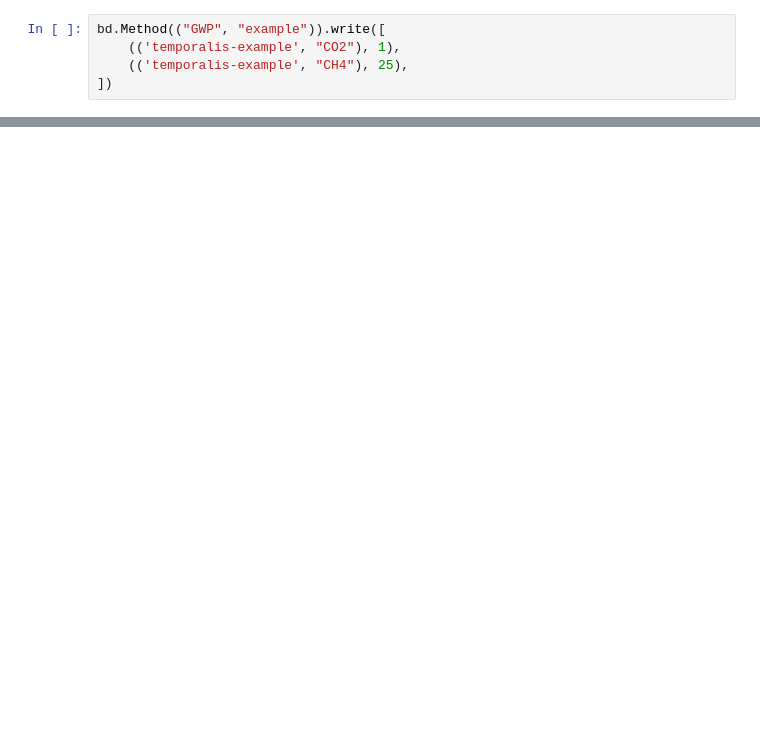
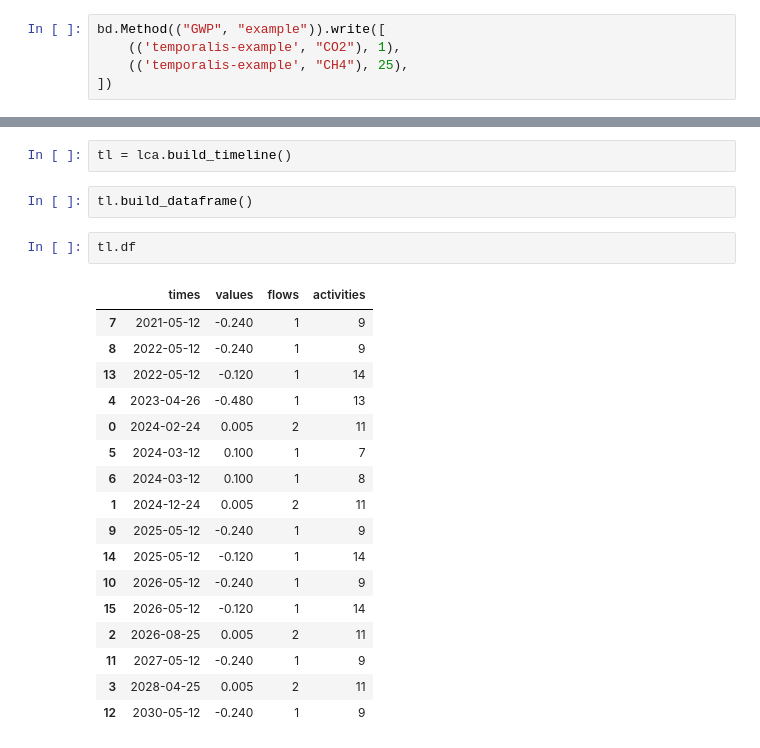
Before and after one commit to brightway-lca/bw_temporalis, a Jupyter notebook: dev/Example usage.ipynb, the cells around one changed output, grey strips where cells are left out. Saved outputs shown, nothing was run; the diff lists cells and outputs as text; blank space fills up the shorter version.

```diff
--- a/dev/Example usage.ipynb
+++ b/dev/Example usage.ipynb
@@ -229,0 +253,24 @@ bd.Method(("GWP", "example")).write([
+# %%
+tl = lca.build_timeline()
+# %%
+tl.build_dataframe()
+# %%
+tl.df
+# %% [output]
+|  | times | values | flows | activities |
+| 7 | 2021-05-12 | -0.240 | 1 | 9 |
+| 8 | 2022-05-12 | -0.240 | 1 | 9 |
+| 13 | 2022-05-12 | -0.120 | 1 | 14 |
+| 4 | 2023-04-26 | -0.480 | 1 | 13 |
+| 0 | 2024-02-24 | 0.005 | 2 | 11 |
+| 5 | 2024-03-12 | 0.100 | 1 | 7 |
+| 6 | 2024-03-12 | 0.100 | 1 | 8 |
+| 1 | 2024-12-24 | 0.005 | 2 | 11 |
+| 9 | 2025-05-12 | -0.240 | 1 | 9 |
+| 14 | 2025-05-12 | -0.120 | 1 | 14 |
+| 10 | 2026-05-12 | -0.240 | 1 | 9 |
+| 15 | 2026-05-12 | -0.120 | 1 | 14 |
+| 2 | 2026-08-25 | 0.005 | 2 | 11 |
+| 11 | 2027-05-12 | -0.240 | 1 | 9 |
+| 3 | 2028-04-25 | 0.005 | 2 | 11 |
+| 12 | 2030-05-12 | -0.240 | 1 | 9 |
```
Also changed, not shown: parts of 5 cells of this notebook.
